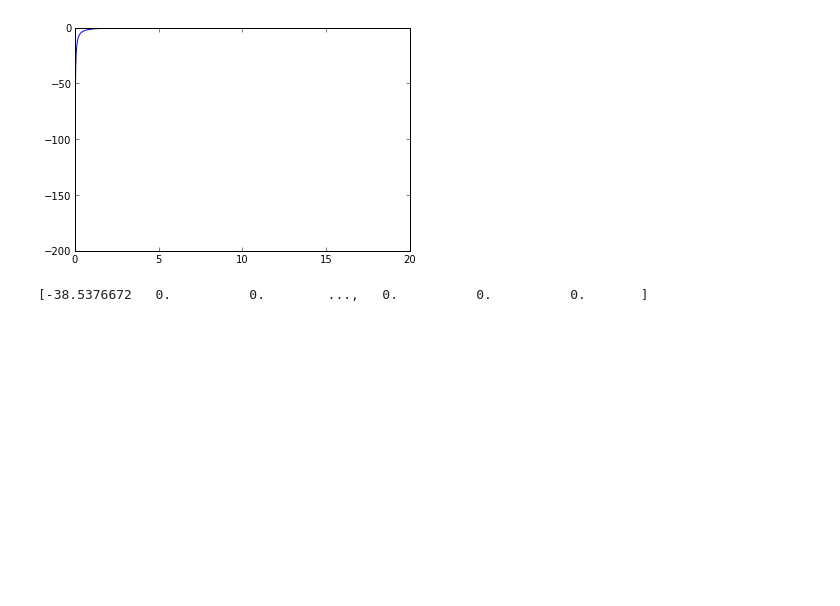
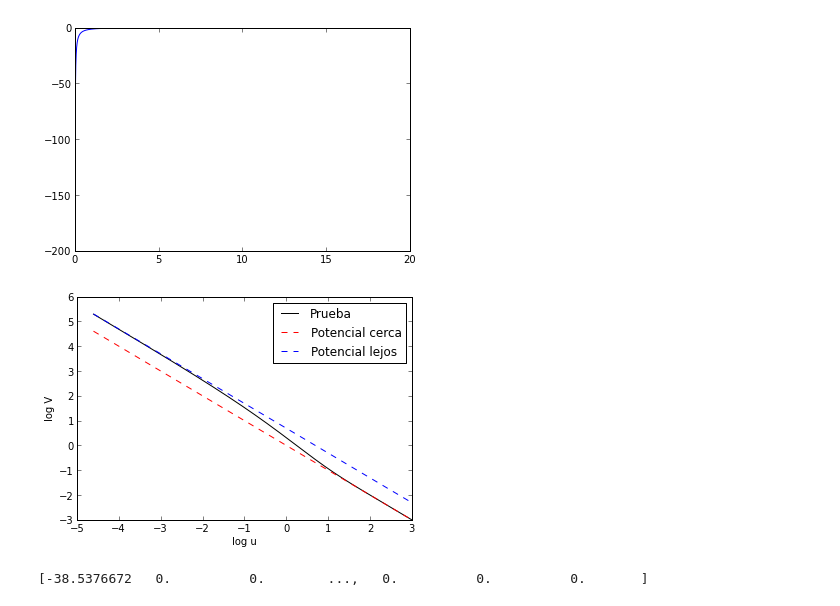
Before and after one commit to Nicolucas/Atomica, a Jupyter notebook: Tarea 10/Helio.ipynb, the cells around one changed output. Cells and saved outputs as stored; diff of their text form; code cells hidden in the pictures; blank space fills up the shorter version.

```diff
--- a/Tarea 10/Helio.ipynb
+++ b/Tarea 10/Helio.ipynb
@@ -27,6 +27,16 @@ plot (u,v)
 # %% [output]
 [<matplotlib.lines.Line2D at 0x...>]
 [figure]
+# %%
+plot(log(u),log(-v),"k",label="Prueba")
+plot(log(u),log(u**-1),"r--",label="Potencial cerca")
+plot(log(u),log(2*u**-1),"b--",label="Potencial lejos")
+legend()
+xlabel('log u')
+ylabel('log V')
+savefig('log0.png')
+# %% [output]
+[figure, added]
 # %%
 listR = zeros(len(u))
 listRp  = zeros(len(u))
```
Also changed, not shown: parts of 18 cells of this notebook, 5 other files.
